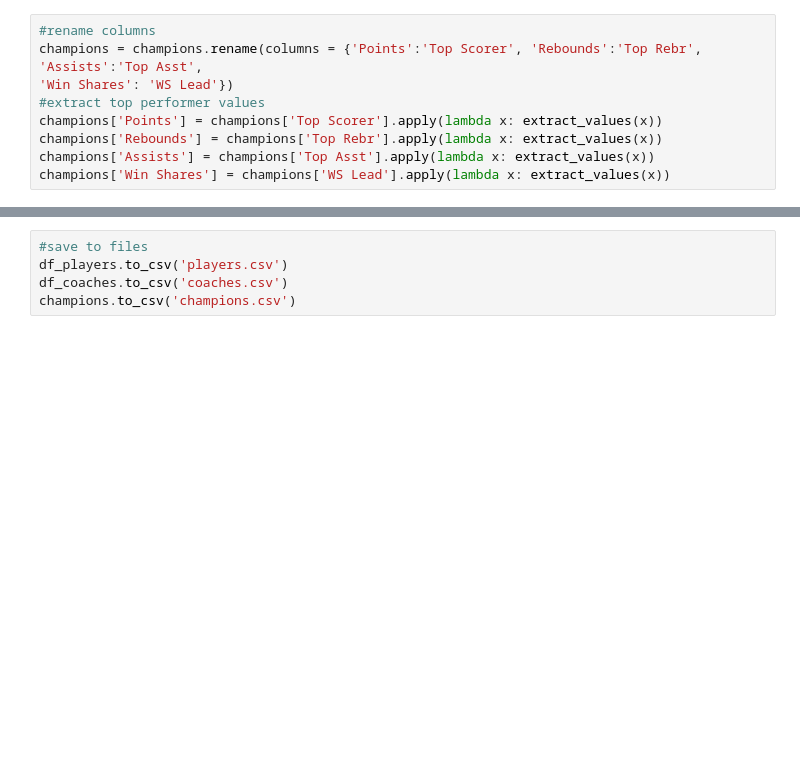
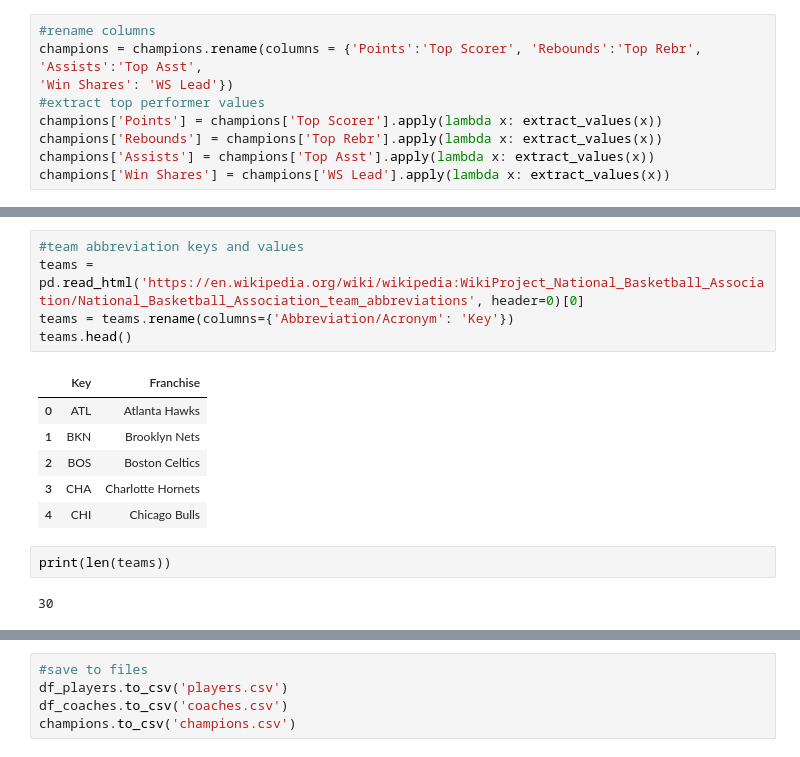
Before and after one commit to siawayforward/offense_wins_championships, a Jupyter notebook: import_clean.ipynb, the cells around one changed output, grey strips where cells are left out. Cells and saved outputs as stored; diff of their text form; blank space fills up the shorter version.

```diff
--- a/import_clean.ipynb
+++ b/import_clean.ipynb
@@ -172,0 +181,16 @@ champions.head()
+# %%
+#team abbreviation keys and values
+teams = pd.read_html('https://en.wikipedia.org/wiki/wikipedia:WikiProject_National_Basketball_Association/National_Basketball_Association_team_abbreviations', header=0)[0]
+teams = teams.rename(columns={'Abbreviation/Acronym': 'Key'})
+teams.head()
+# %% [output]
+|  | Key | Franchise |
+| 0 | ATL | Atlanta Hawks |
+| 1 | BKN | Brooklyn Nets |
+| 2 | BOS | Boston Celtics |
+| 3 | CHA | Charlotte Hornets |
+| 4 | CHI | Chicago Bulls |
+# %%
+print(len(teams))
+# %% [output]
+30
```
Also changed, not shown: parts of 10 cells of this notebook.
